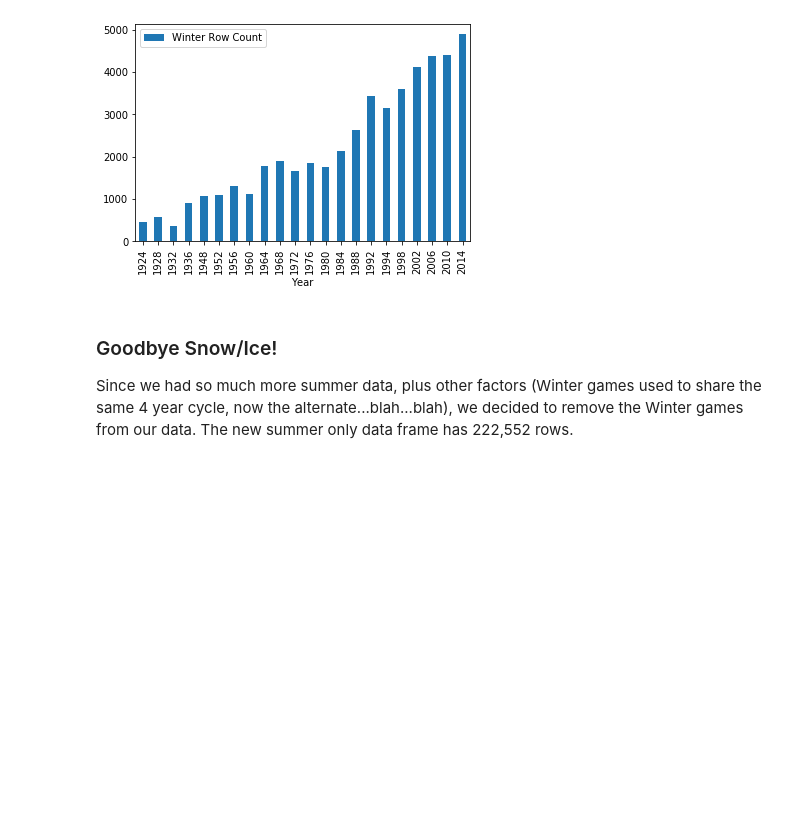
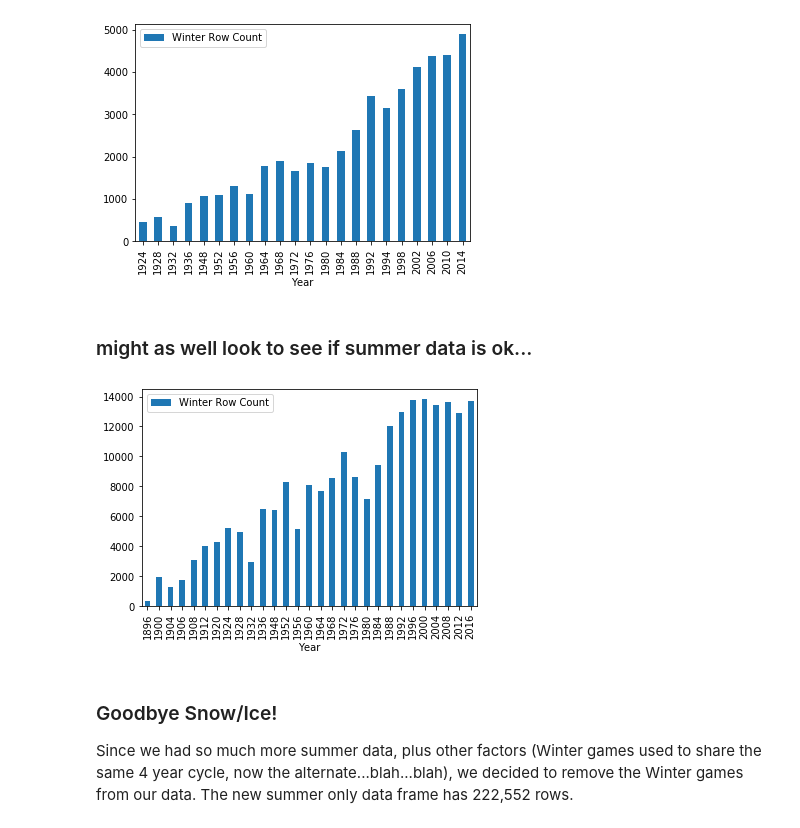
Before and after one commit to dowripple/ProjectOneRepo_JeremyKasieMichael, a Jupyter notebook: notebooks/OlympicData_Clean.ipynb, the cells around one changed output. Saved outputs shown, nothing was run; the diff lists cells and outputs as text; code cells hidden in the pictures; blank space fills up the shorter version.

```diff
--- a/notebooks/OlympicData_Clean.ipynb
+++ b/notebooks/OlympicData_Clean.ipynb
@@ -89,6 +89,23 @@ winter_year = winter_year.rename(columns={'ID':'Winter Row Count'})
 winterRows_chart = winter_year.plot.bar(x='Year',y='Winter Row Count')
 # %% [output]
 [figure]
+# %% [markdown]
+### might as well look to see if summer data is ok...
+# %%
+# seperate winter from all
+summer_df = athletes_df.loc[athletes_df['Season']=='Summer']
+
+# group by winter-year, getting row counts
+summer_year = pd.DataFrame(summer_df.groupby('Year')['ID'].count().reset_index())
+
+# rename row counts
+summer_year = summer_year.rename(columns={'ID':'Winter Row Count'})
+
+# winter_year.head()
+
+summerRows_chart = summer_year.plot.bar(x='Year',y='Winter Row Count')
+# %% [output]
+[figure, added]
 # %% [markdown]
 ### Goodbye Snow/Ice!
 
```
Also changed, not shown: 3 other files.
